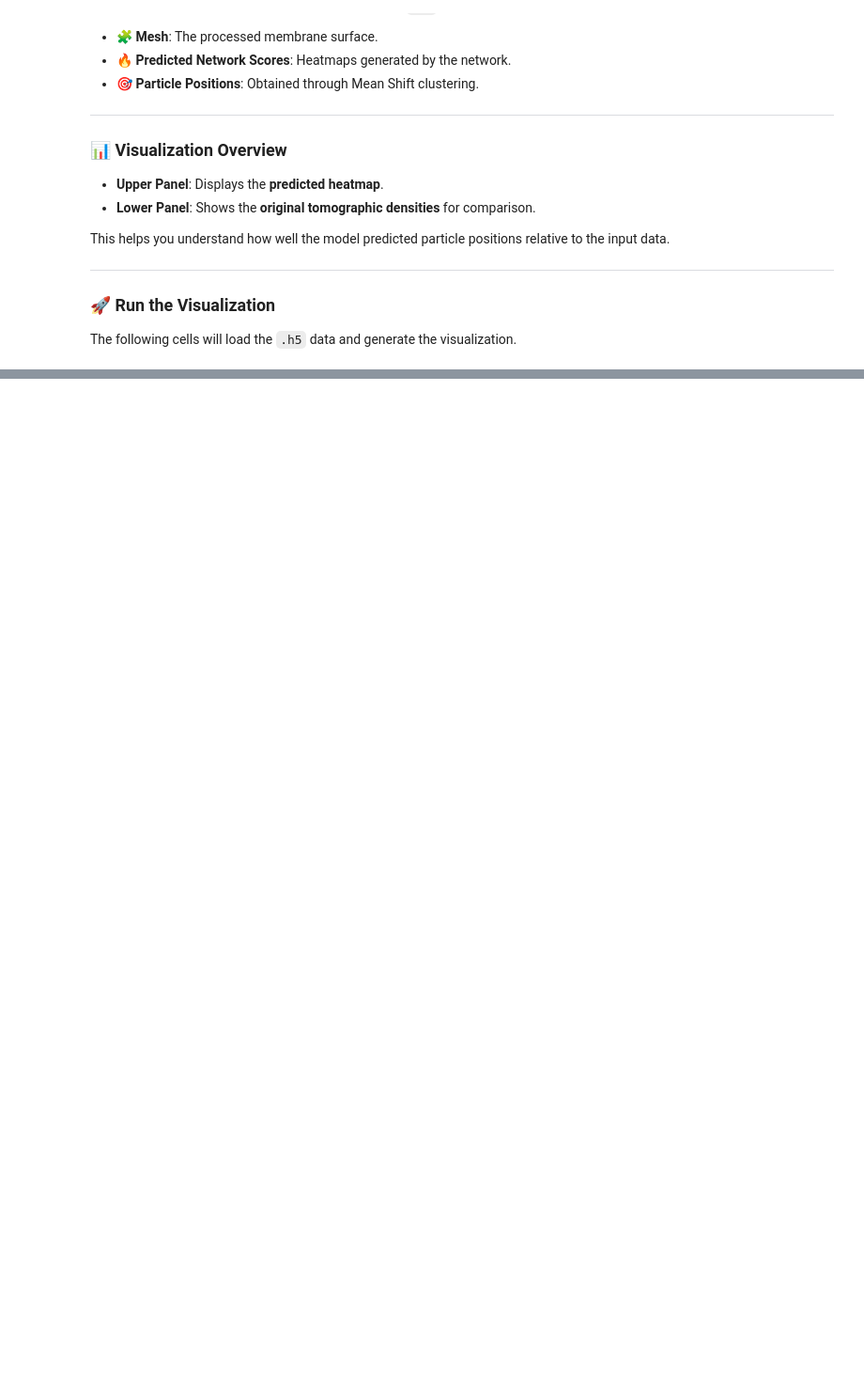
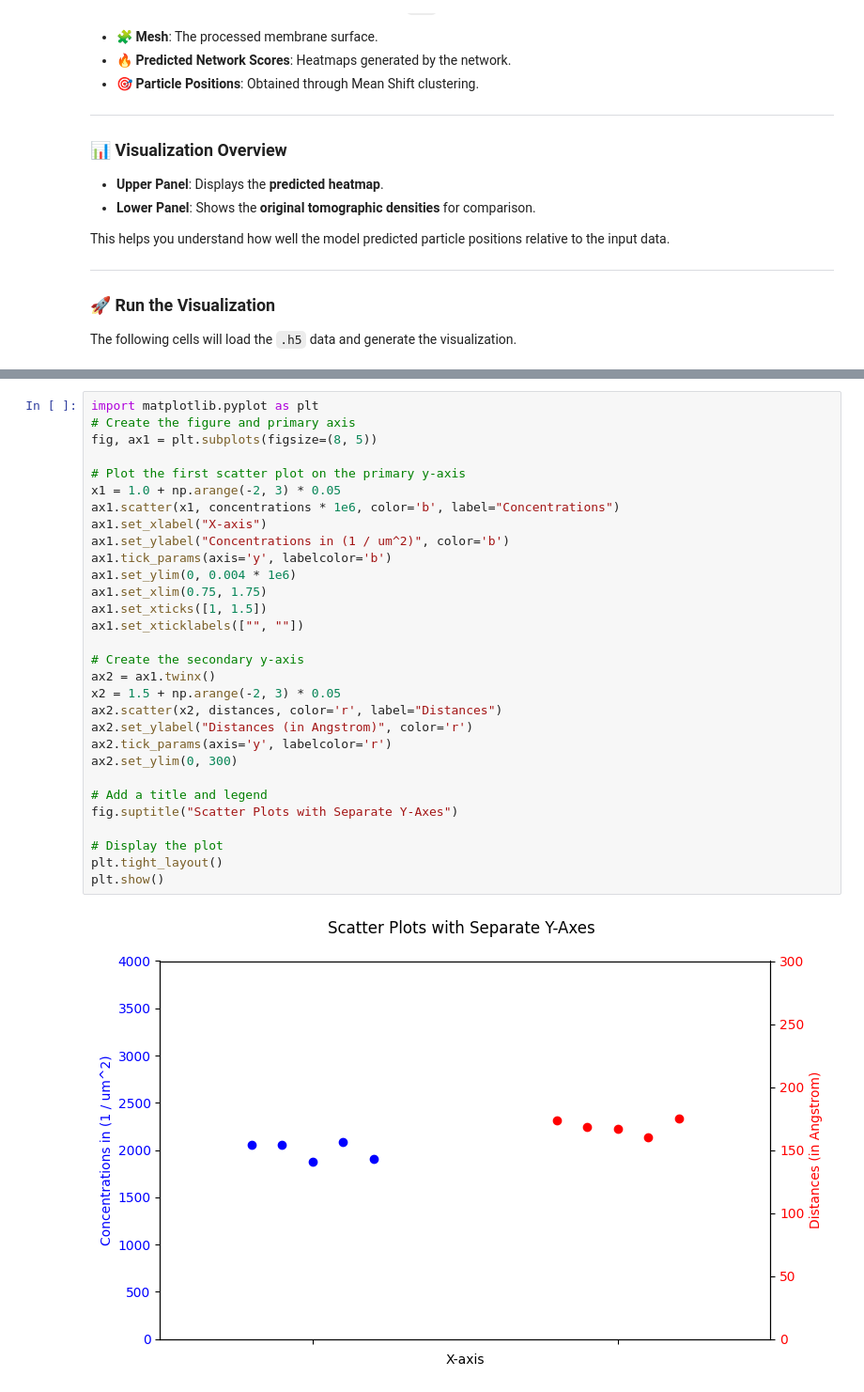
Before and after one commit to CellArchLab/membrain_tutorial_scripts, a Jupyter notebook: MemBrain_pick_example.ipynb, the cells around one changed output, grey strips where cells are left out. Shown at 94% size. Drawn from its saved outputs; the diff is of its cells as text; blank space fills up the shorter version.

```diff
--- a/MemBrain_pick_example.ipynb
+++ b/MemBrain_pick_example.ipynb
@@ -364,3 +460,35 @@ visualize_membranes(
+# %%
+import matplotlib.pyplot as plt
+# Create the figure and primary axis
+fig, ax1 = plt.subplots(figsize=(8, 5))
+
+# Plot the first scatter plot on the primary y-axis
+x1 = 1.0 + np.arange(-2, 3) * 0.05
+ax1.scatter(x1, concentrations * 1e6, color='b', label="Concentrations")
+ax1.set_xlabel("X-axis")
+ax1.set_ylabel("Concentrations in (1 / um^2)", color='b')
+ax1.tick_params(axis='y', labelcolor='b')
+ax1.set_ylim(0, 0.004 * 1e6)
+ax1.set_xlim(0.75, 1.75)
+ax1.set_xticks([1, 1.5])
+ax1.set_xticklabels(["", ""])
+
+# Create the secondary y-axis
+ax2 = ax1.twinx()
+x2 = 1.5 + np.arange(-2, 3) * 0.05
+ax2.scatter(x2, distances, color='r', label="Distances")
+ax2.set_ylabel("Distances (in Angstrom)", color='r')
+ax2.tick_params(axis='y', labelcolor='r')
+ax2.set_ylim(0, 300)
+
+# Add a title and legend
+fig.suptitle("Scatter Plots with Separate Y-Axes")
+
+# Display the plot
+plt.tight_layout()
+plt.show()
+# %% [output]
+[figure, added]
 # %% [markdown]
 ## 🎉 **Congrats!**
 
```
Also changed, not shown: parts of 15 cells of this notebook.
